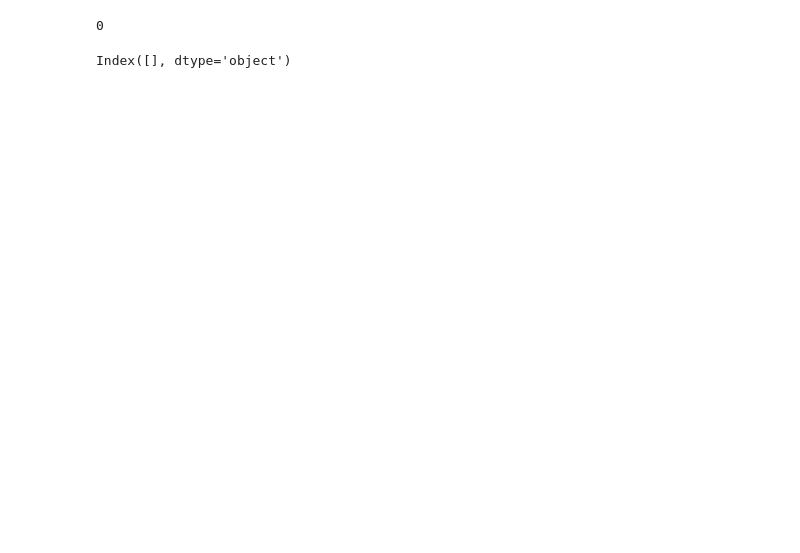
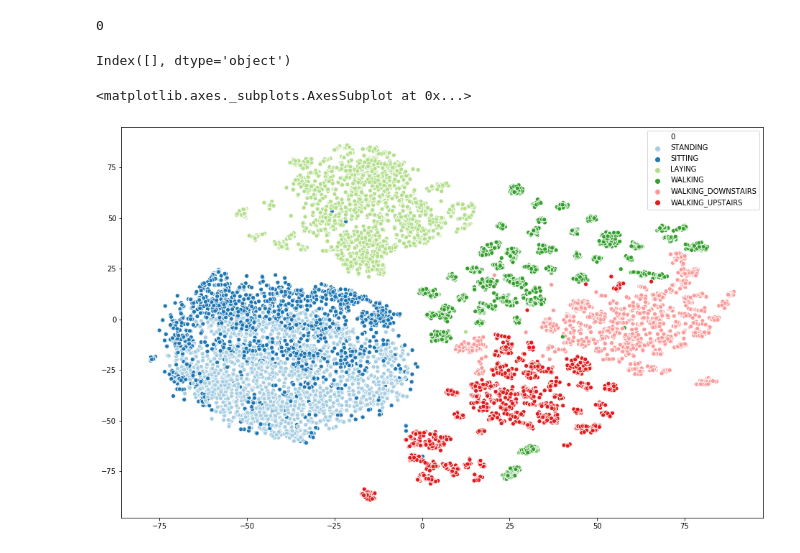
Before and after one commit to okcze/WUM-project-1, a Jupyter notebook: Projekt2/EDA.ipynb, the cells around one changed output. Saved outputs shown, nothing was run; the diff lists cells and outputs as text; code cells hidden in the pictures; blank space fills up the shorter version.

```diff
--- a/Projekt2/EDA.ipynb
+++ b/Projekt2/EDA.ipynb
@@ -22,3 +30,10 @@ y = pd.concat([y_train,y_test])
+# %%
+cols = []
+for i in range(len(data.columns)):
+    cols.append(data.columns[i][0])
+data.columns = cols
+data.columns = data.columns.str.replace('\d+', '').str.lstrip()
+data['activity'] = y
 # %%
 y.value_counts().plot(kind='barh')
 # %% [output]
@@ -43,0 +60,12 @@ data_angle = data[angle]
+# %%
+tsne_data = data.copy()
+tsne_data.pop('activity')
+tsne = TSNE(random_state=3)
+tsne_transformed = tsne.fit_transform(tsne_data)
+
+fig = plt.gcf()
+fig.set_size_inches( 16, 10)
+sns.scatterplot(tsne_transformed[:,0],tsne_transformed[:,1],hue=y,palette='Paired')
+# %% [output]
+<matplotlib.axes._subplots.AxesSubplot at 0x...>
+[figure, added]
```
Also changed, not shown: parts of 15 cells of this notebook.
